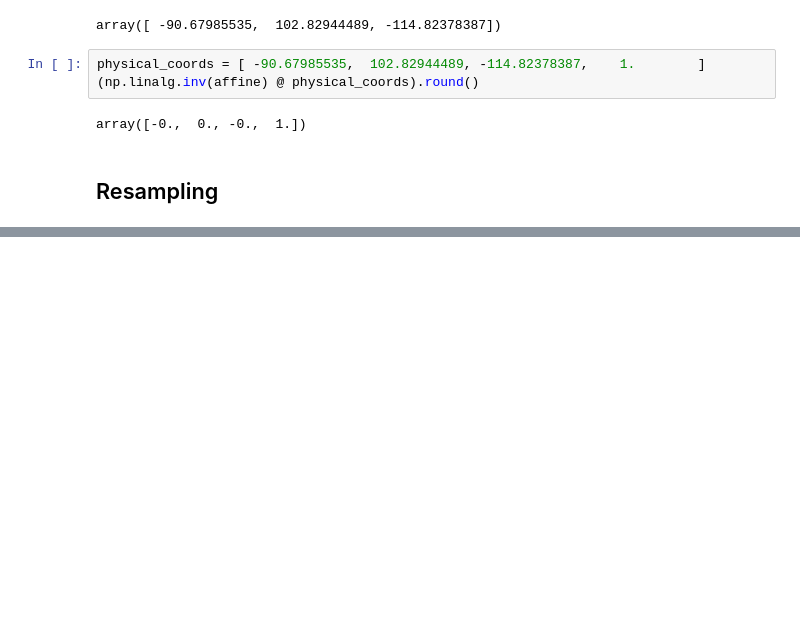
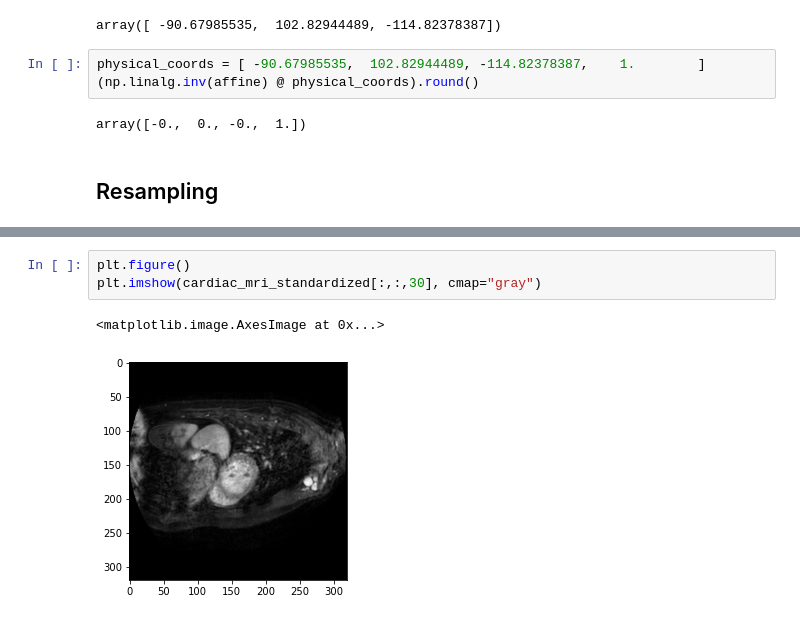
Before and after one commit to Zahed-Golabi/Medical-Imaging, a Jupyter notebook: 02- Preprocessing/Preprocessing.ipynb, the cells around one changed output, grey strips where cells are left out. Saved outputs shown, nothing was run; the diff lists cells and outputs as text; blank space fills up the shorter version.

```diff
--- a/02- Preprocessing/Preprocessing.ipynb
+++ b/02- Preprocessing/Preprocessing.ipynb
@@ -122,0 +178,6 @@ axis[1].imshow(brain_mri_resized_data[:,:,50], cmap="gray")
+# %%
+plt.figure()
+plt.imshow(cardiac_mri_standardized[:,:,30], cmap="gray")
+# %% [output]
+<matplotlib.image.AxesImage at 0x...>
+[figure, added]
```
Also changed, not shown: parts of 27 cells of this notebook.
